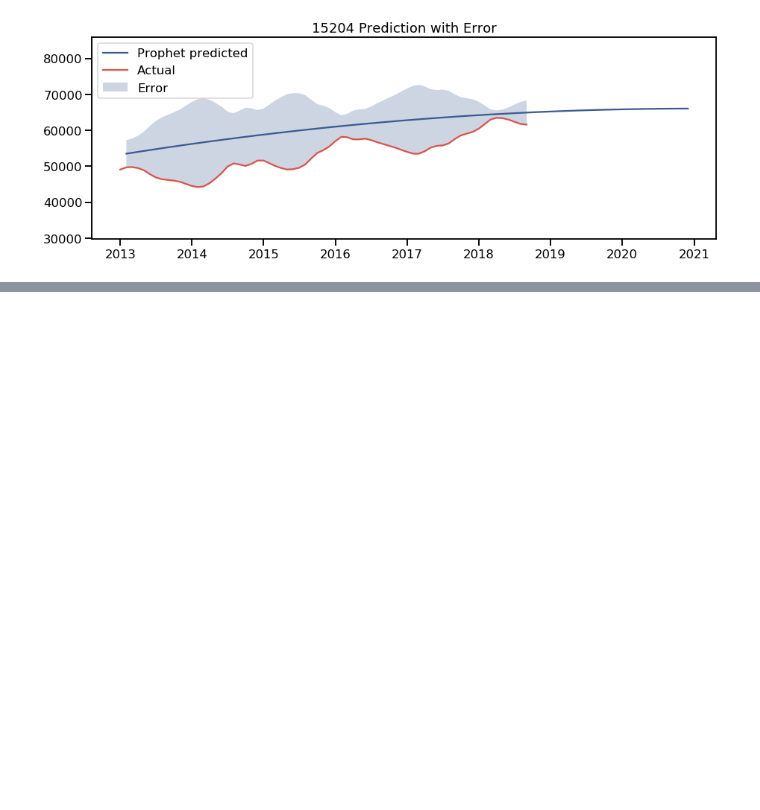
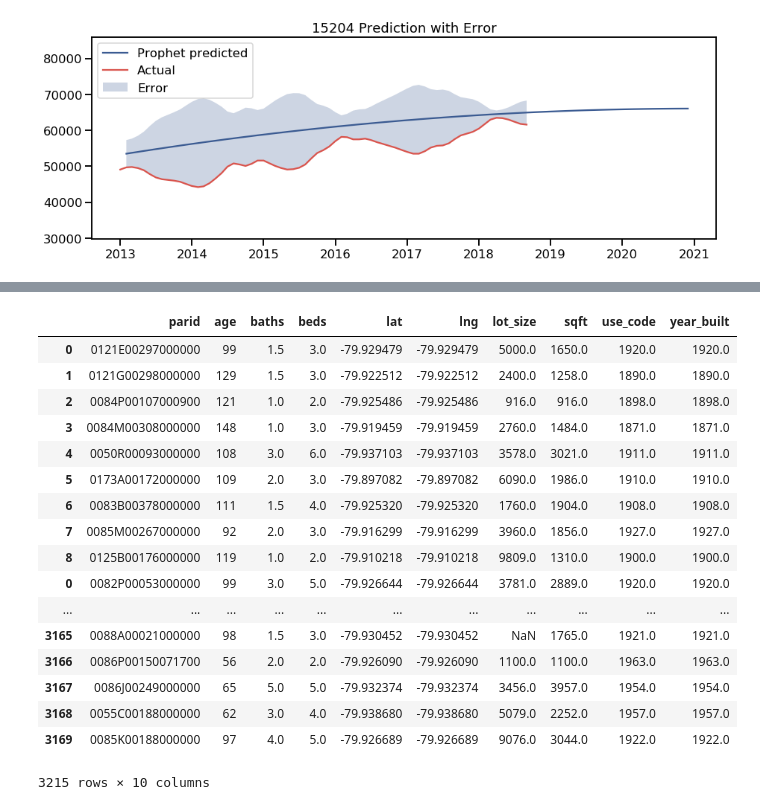
Before and after one commit to oxenfree/Pittsburgh-Real-Estate-Data-Analysis, a Jupyter notebook: main.ipynb, the cells around one changed output, grey strips where cells are left out. Saved outputs shown, nothing was run; the diff lists cells and outputs as text; code cells hidden in the pictures; blank space fills up the shorter version.

Commit message:
zillow api call total catastrophe. fixing and retrying tomorrow

```diff
--- a/main.ipynb
+++ b/main.ipynb
@@ -451,3 +453,24 @@ for row in whole_enchilada.iterrows():
+# %%
+encyclopedia['good_calls']['frame']
+# %% [output]
+|  | parid | age | baths | beds | lat | lng | lot_size | sqft | use_code | year_built |
+| 0 | 0121E00297000000 | 99 | 1.5 | 3.0 | -79.929479 | -79.929479 | 5000.0 | 1650.0 | 1920.0 | 1920.0 |
+| 1 | 0121G00298000000 | 129 | 1.5 | 3.0 | -79.922512 | -79.922512 | 2400.0 | 1258.0 | 1890.0 | 1890.0 |
+| 2 | 0084P00107000900 | 121 | 1.0 | 2.0 | -79.925486 | -79.925486 | 916.0 | 916.0 | 1898.0 | 1898.0 |
+| 3 | 0084M00308000000 | 148 | 1.0 | 3.0 | -79.919459 | -79.919459 | 2760.0 | 1484.0 | 1871.0 | 1871.0 |
+| 4 | 0050R00093000000 | 108 | 3.0 | 6.0 | -79.937103 | -79.937103 | 3578.0 | 3021.0 | 1911.0 | 1911.0 |
+| 5 | 0173A00172000000 | 109 | 2.0 | 3.0 | -79.897082 | -79.897082 | 6090.0 | 1986.0 | 1910.0 | 1910.0 |
+| 6 | 0083B00378000000 | 111 | 1.5 | 4.0 | -79.925320 | -79.925320 | 1760.0 | 1904.0 | 1908.0 | 1908.0 |
+| 7 | 0085M00267000000 | 92 | 2.0 | 3.0 | -79.916299 | -79.916299 | 3960.0 | 1856.0 | 1927.0 | 1927.0 |
+| 8 | 0125B00176000000 | 119 | 1.0 | 2.0 | -79.910218 | -79.910218 | 9809.0 | 1310.0 | 1900.0 | 1900.0 |
+| 0 | 0082P00053000000 | 99 | 3.0 | 5.0 | -79.926644 | -79.926644 | 3781.0 | 2889.0 | 1920.0 | 1920.0 |
+| ... | ... | ... | ... | ... | ... | ... | ... | ... | ... | ... |
+| 3165 | 0088A00021000000 | 98 | 1.5 | 3.0 | -79.930452 | -79.930452 | NaN | 1765.0 | 1921.0 | 1921.0 |
+| 3166 | 0086P00150071700 | 56 | 2.0 | 2.0 | -79.926090 | -79.926090 | 1100.0 | 1100.0 | 1963.0 | 1963.0 |
+| 3167 | 0086J00249000000 | 65 | 5.0 | 5.0 | -79.932374 | -79.932374 | 3456.0 | 3957.0 | 1954.0 | 1954.0 |
+| 3168 | 0055C00188000000 | 62 | 3.0 | 4.0 | -79.938680 | -79.938680 | 5079.0 | 2252.0 | 1957.0 | 1957.0 |
+| 3169 | 0085K00188000000 | 97 | 4.0 | 5.0 | -79.926689 | -79.926689 | 9076.0 | 3044.0 | 1922.0 | 1922.0 |
+3215 rows × 10 columns
 # %%
 now = datetime.now()
 right_now =  f'{now.year}_{now.month}_{now.day}_{now.hour}_{now.minute}'
```
Also changed, not shown: parts of 5 cells of this notebook.
